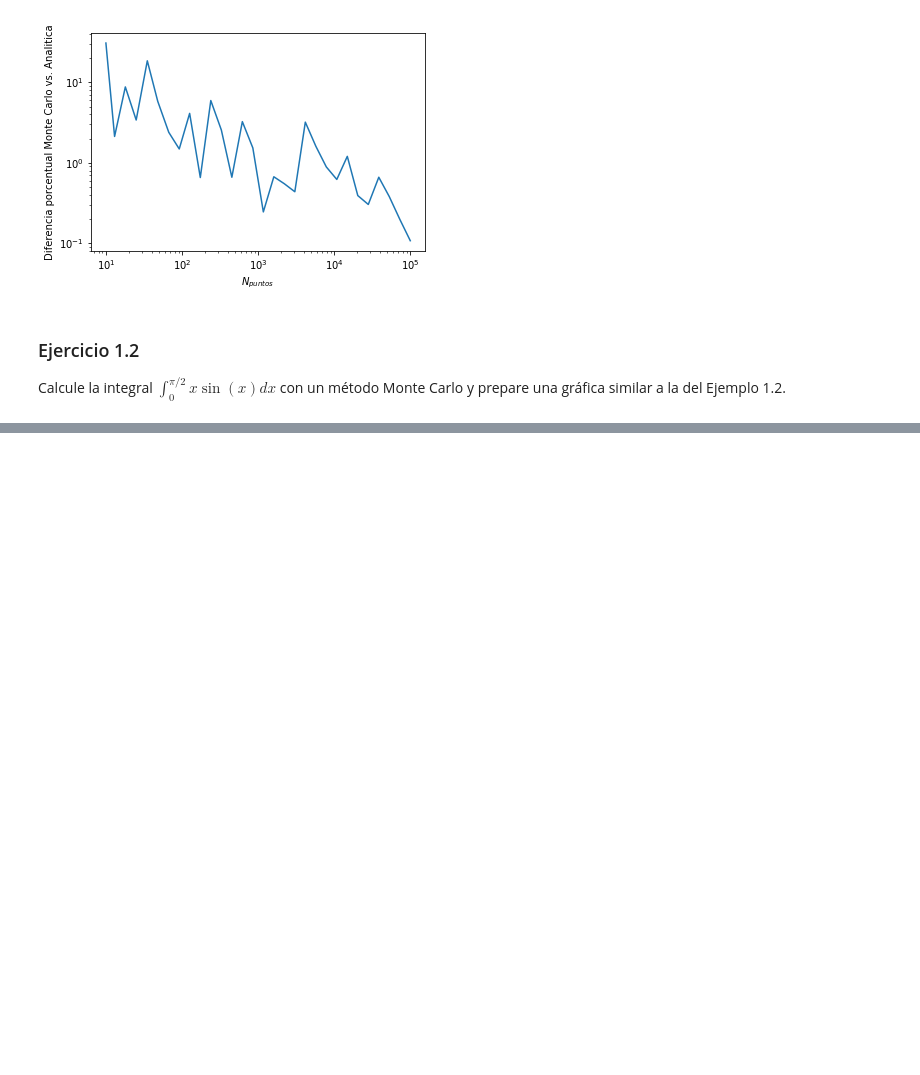
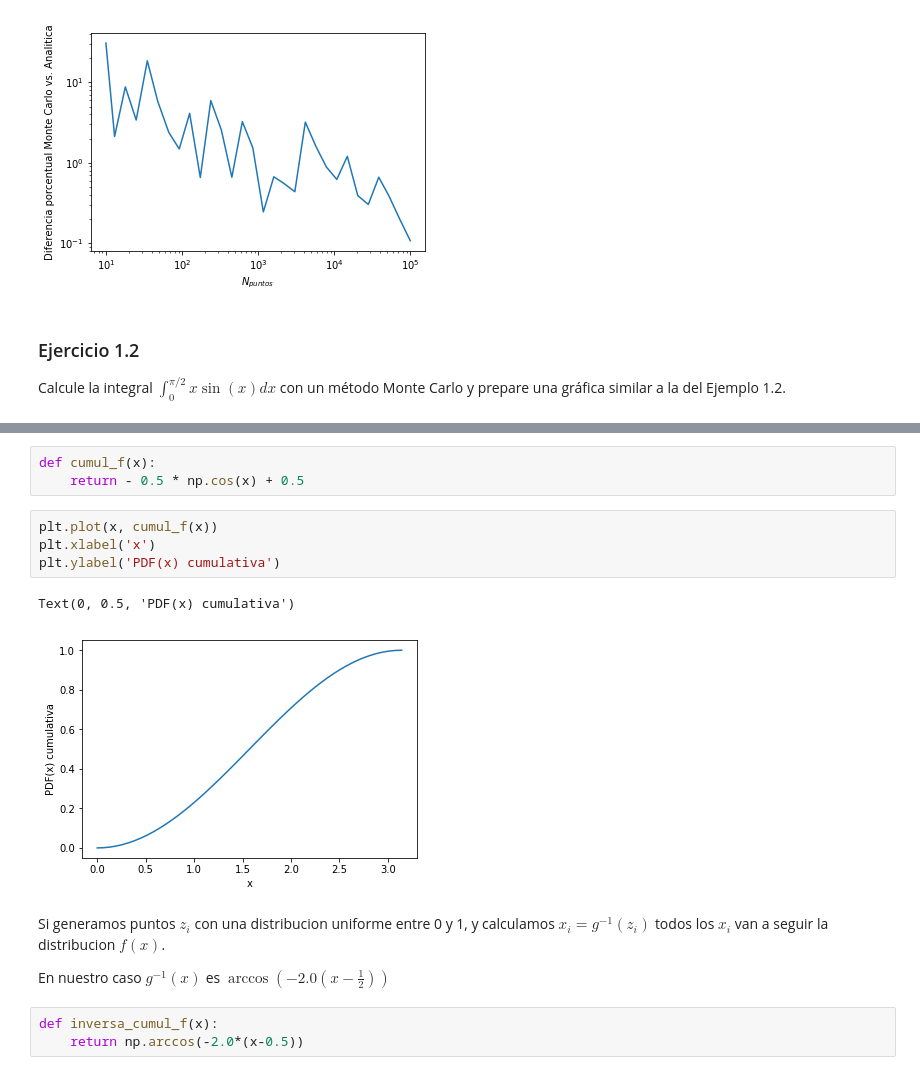
Before and after one commit to JoseMontanaC/Metodos_Computacionales, a Jupyter notebook: Repaso_Ejercicios/Ejercicio_5/Ejercicio_5.ipynb, the cells around one changed output, grey strips where cells are left out. Saved outputs shown, nothing was run; the diff lists cells and outputs as text; blank space fills up the shorter version.

```diff
--- a/Repaso_Ejercicios/Ejercicio_5/Ejercicio_5.ipynb
+++ b/Repaso_Ejercicios/Ejercicio_5/Ejercicio_5.ipynb
@@ -117,0 +183,17 @@ Calcule la integral $\int_0^{\pi/2} x \sin(x)dx$ con un método Monte Carlo y pr
+# %%
+def cumul_f(x):
+    return - 0.5 * np.cos(x) + 0.5
+# %%
+plt.plot(x, cumul_f(x))
+plt.xlabel('x')
+plt.ylabel('PDF(x) cumulativa')
+# %% [output]
+Text(0, 0.5, 'PDF(x) cumulativa')
+[figure, added]
+# %% [markdown]
+Si generamos puntos $z_i$ con una distribucion uniforme entre 0 y 1, y calculamos $x_i=g^{-1}(z_i)$ todos los $x_i$ van a seguir la distribucion $f(x)$.
+
+En nuestro caso $g^{-1}(x)$ es $\arccos(-2.0(x-\frac{1}{2}))$
+# %%
+def inversa_cumul_f(x):
+    return np.arccos(-2.0*(x-0.5))
```
Also changed, not shown: parts of 18 cells of this notebook.
